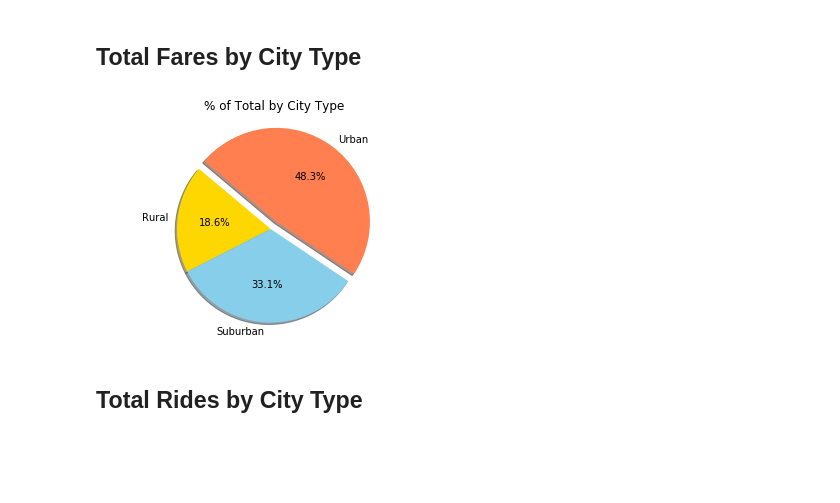
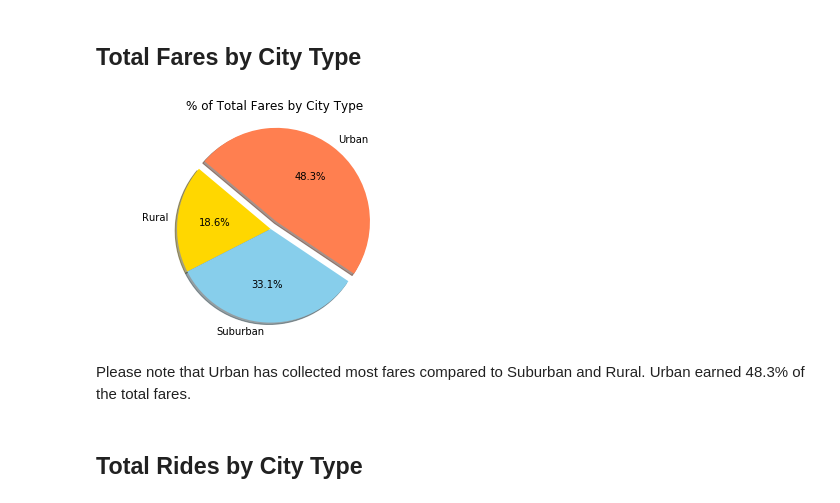
Before and after one commit to hakjin0529/Matplotlib, a Jupyter notebook: Pyber/pyber_starter.ipynb, the cells around one changed output. Cells and saved outputs as stored; diff of their text form; code cells hidden in the pictures; blank space fills up the shorter version.

```diff
--- a/Pyber/pyber_starter.ipynb
+++ b/Pyber/pyber_starter.ipynb
@@ -149,22 +149,24 @@ plt.show()
 # %%
 # Calculate Type Percents
 type_percents = combined_df.groupby(["type"])
 total_fares = type_percents["fare"].sum()
 
 # Build Pie Chart
 labels = ["Rural", "Suburban", "Urban"]
 explode = (0, 0, 0.1)
 colors = ["gold", "skyblue", "coral"]
 plt.pie(total_fares, explode=explode, labels=labels, colors=colors, autopct="%1.1f%%", shadow=True, startangle=140)
 plt.axis("equal")
-plt.title("% of Total by City Type")
+plt.title("% of Total Fares by City Type")
 
 # Save Figure
 plt.savefig("Total_Fares_by_City_Type")
 
 plt.show()
 # %% [output]
-[figure, old version]
+[figure, new version]
+# %% [markdown]
+Please note that Urban has collected most fares compared to Suburban and Rural. Urban earned 48.3% of the total fares.
 # %% [markdown]
 ## Total Rides by City Type
 # %%
```
Also changed, not shown: parts of 2 cells of this notebook.
